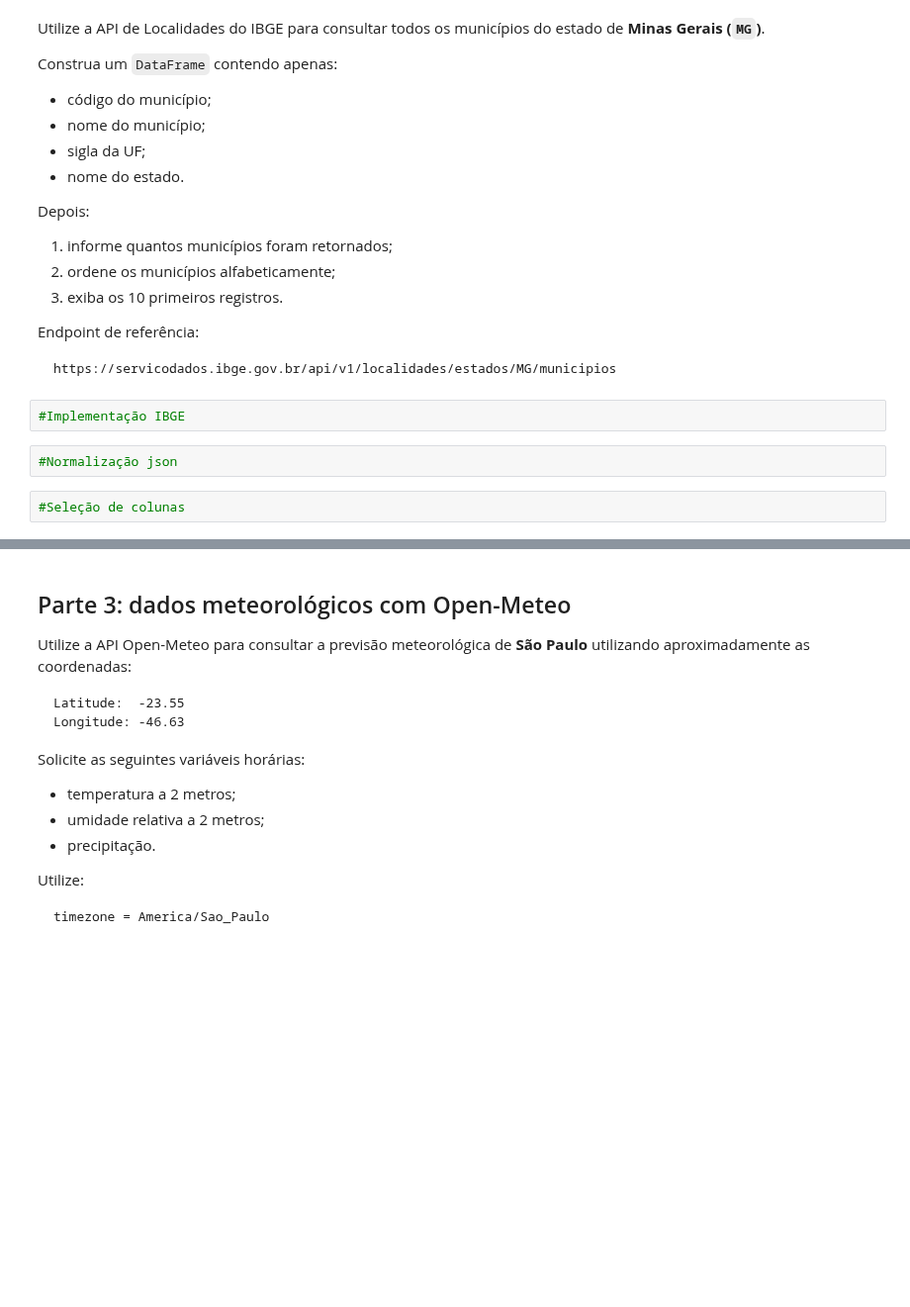
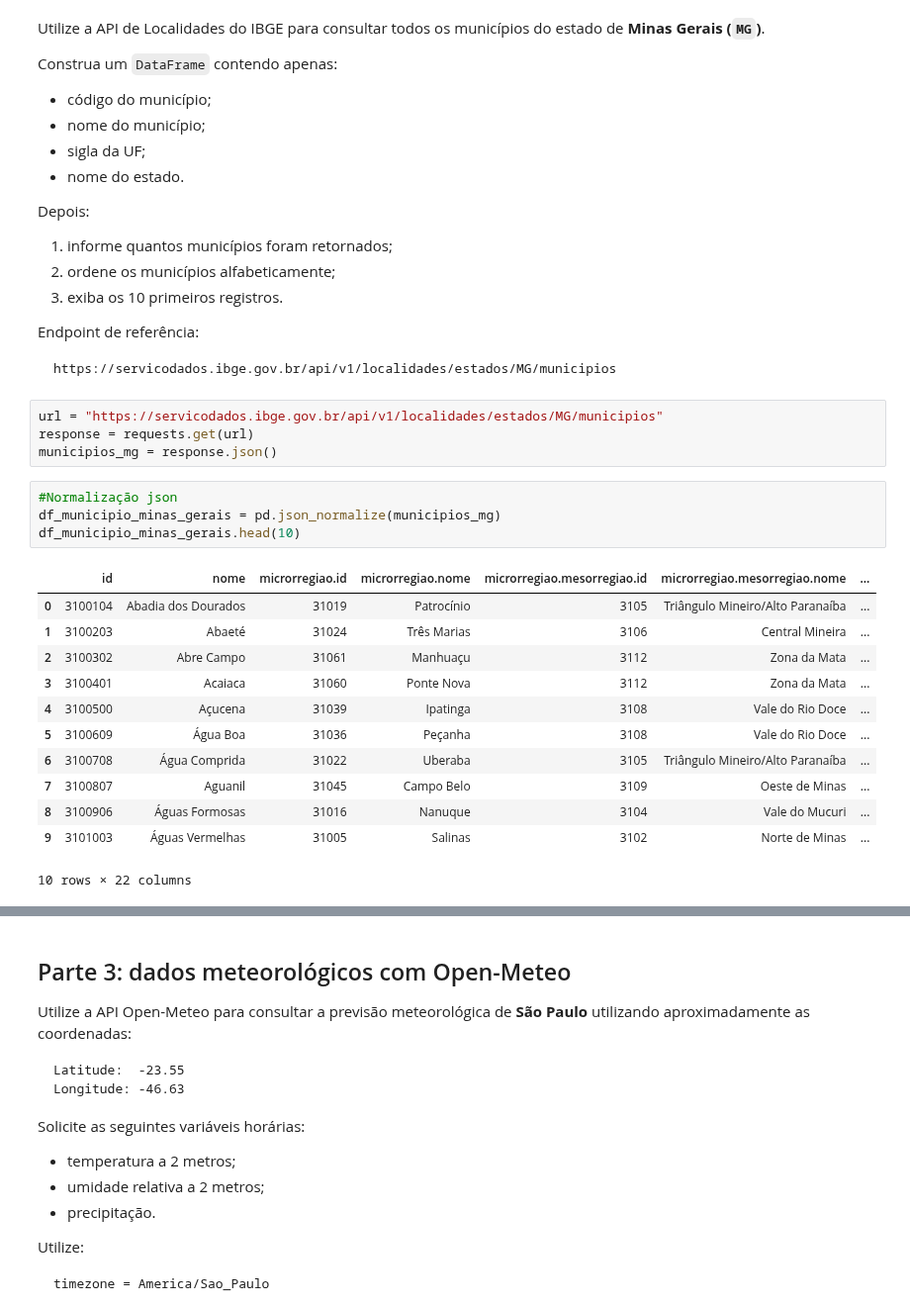
Before and after one commit to VannaGilio/LABD, a Jupyter notebook: AULA 5 01-09/5_Consumo_de_APIs_parte1.ipynb, the cells around one changed output, grey strips where cells are left out. Shown at 99% size. Saved outputs shown, nothing was run; the diff lists cells and outputs as text; blank space fills up the shorter version.

````diff
--- a/AULA 5 01-09/5_Consumo_de_APIs_parte1.ipynb
+++ b/AULA 5 01-09/5_Consumo_de_APIs_parte1.ipynb
@@ -821,9 +1014,24 @@ Endpoint de referência:
 ```text
 https://servicodados.ibge.gov.br/api/v1/localidades/estados/MG/municipios
 ```
-# %%
-#Implementação IBGE
+# %%
+url = "https://servicodados.ibge.gov.br/api/v1/localidades/estados/MG/municipios"
+response = requests.get(url)
+municipios_mg = response.json()
 # %%
 #Normalização json
+df_municipio_minas_gerais = pd.json_normalize(municipios_mg)
+df_municipio_minas_gerais.head(10)
+# %% [output]
+|  | id | nome | microrregiao.id | microrregiao.nome | microrregiao.mesorregiao.id | microrregiao.mesorregiao.nome | ... |
+| 0 | 3100104 | Abadia dos Dourados | 31019 | Patrocínio | 3105 | Triângulo Mineiro/Alto Paranaíba | ... |
+| 1 | 3100203 | Abaeté | 31024 | Três Marias | 3106 | Central Mineira | ... |
+| 2 | 3100302 | Abre Campo | 31061 | Manhuaçu | 3112 | Zona da Mata | ... |
+| 3 | 3100401 | Acaiaca | 31060 | Ponte Nova | 3112 | Zona da Mata | ... |
+| 4 | 3100500 | Açucena | 31039 | Ipatinga | 3108 | Vale do Rio Doce | ... |
+| 5 | 3100609 | Água Boa | 31036 | Peçanha | 3108 | Vale do Rio Doce | ... |
+| 6 | 3100708 | Água Comprida | 31022 | Uberaba | 3105 | Triângulo Mineiro/Alto Paranaíba | ... |
+| 7 | 3100807 | Aguanil | 31045 | Campo Belo | 3109 | Oeste de Minas | ... |
+| 8 | 3100906 | Águas Formosas | 31016 | Nanuque | 3104 | Vale do Mucuri | ... |
+| 9 | 3101003 | Águas Vermelhas | 31005 | Salinas | 3102 | Norte de Minas | ... |
+10 rows × 22 columns
-# %%
-#Seleção de colunas
````
Also changed, not shown: parts of 20 cells of this notebook.
